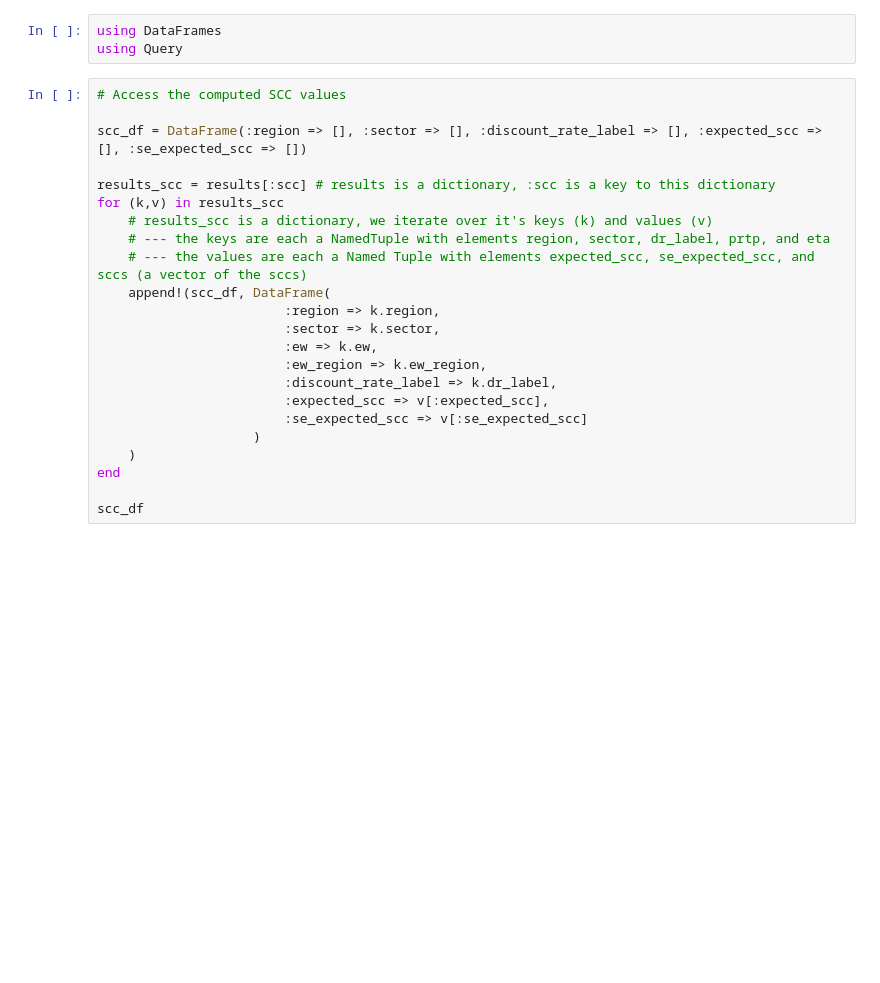
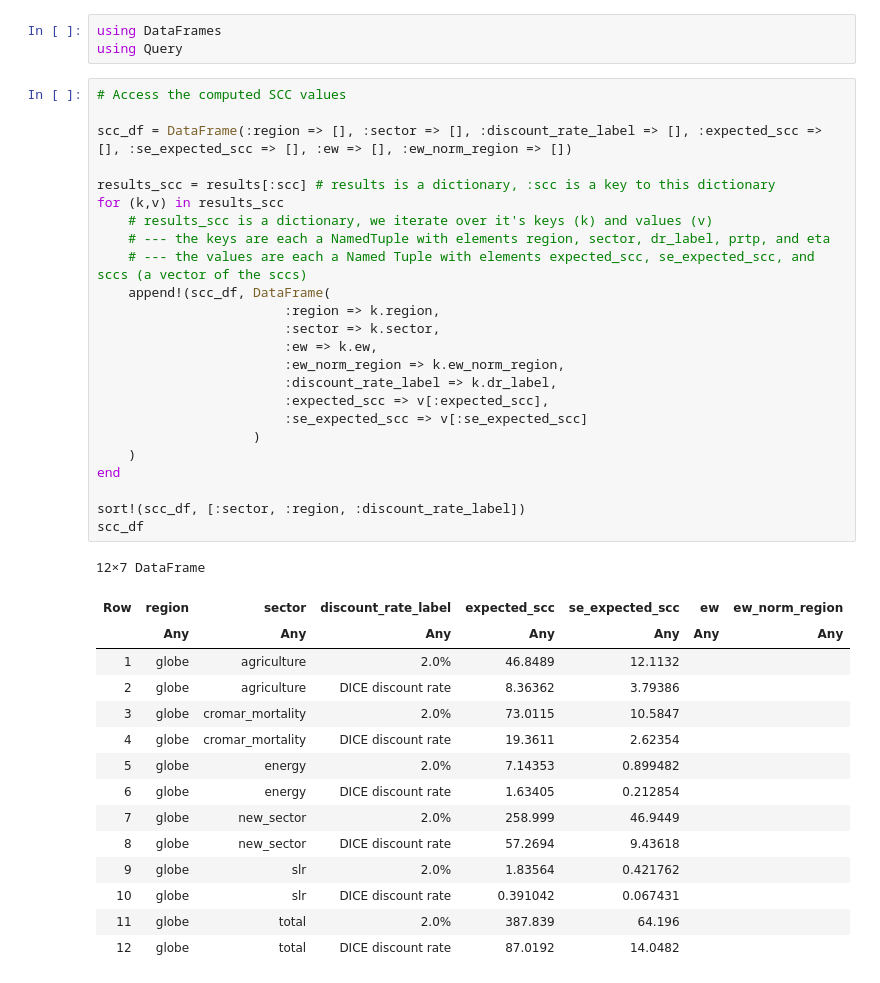
Before and after one commit to rffscghg/MimiGIVE.jl, a Jupyter notebook: docs/HowToGuide_AddNewSector/HowToGuide_AddNewSector.ipynb, the cells around one changed output. Drawn from its saved outputs; the diff is of its cells as text; blank space fills up the shorter version.

```diff
--- a/docs/HowToGuide_AddNewSector/HowToGuide_AddNewSector.ipynb
+++ b/docs/HowToGuide_AddNewSector/HowToGuide_AddNewSector.ipynb
@@ -495,26 +495,43 @@ using Query
 # %%
 # Access the computed SCC values
 
-scc_df = DataFrame(:region => [], :sector => [], :discount_rate_label => [], :expected_scc => [], :se_expected_scc => [])
+scc_df = DataFrame(:region => [], :sector => [], :discount_rate_label => [], :expected_scc => [], :se_expected_scc => [], :ew => [], :ew_norm_region => [])
 
 results_scc = results[:scc] # results is a dictionary, :scc is a key to this dictionary
 for (k,v) in results_scc
     # results_scc is a dictionary, we iterate over it's keys (k) and values (v)
     # --- the keys are each a NamedTuple with elements region, sector, dr_label, prtp, and eta
     # --- the values are each a Named Tuple with elements expected_scc, se_expected_scc, and sccs (a vector of the sccs)
     append!(scc_df, DataFrame(
                         :region => k.region,
                         :sector => k.sector,
                         :ew => k.ew,
-                        :ew_region => k.ew_region,
+                        :ew_norm_region => k.ew_norm_region,
                         :discount_rate_label => k.dr_label,
                         :expected_scc => v[:expected_scc],
                         :se_expected_scc => v[:se_expected_scc]
                     )
     )
 end
 
+sort!(scc_df, [:sector, :region, :discount_rate_label])
 scc_df
+# %% [output]
+12×7 DataFrame
+| Row | region | sector | discount_rate_label | expected_scc | se_expected_scc | ew | ew_norm_region |
+|  | Any | Any | Any | Any | Any | Any | Any |
+| 1 | globe | agriculture | 2.0% | 46.8489 | 12.1132 |  |  |
+| 2 | globe | agriculture | DICE discount rate | 8.36362 | 3.79386 |  |  |
+| 3 | globe | cromar_mortality | 2.0% | 73.0115 | 10.5847 |  |  |
+| 4 | globe | cromar_mortality | DICE discount rate | 19.3611 | 2.62354 |  |  |
+| 5 | globe | energy | 2.0% | 7.14353 | 0.899482 |  |  |
+| 6 | globe | energy | DICE discount rate | 1.63405 | 0.212854 |  |  |
+| 7 | globe | new_sector | 2.0% | 258.999 | 46.9449 |  |  |
+| 8 | globe | new_sector | DICE discount rate | 57.2694 | 9.43618 |  |  |
+| 9 | globe | slr | 2.0% | 1.83564 | 0.421762 |  |  |
+| 10 | globe | slr | DICE discount rate | 0.391042 | 0.067431 |  |  |
+| 11 | globe | total | 2.0% | 387.839 | 64.196 |  |  |
+| 12 | globe | total | DICE discount rate | 87.0192 | 14.0482 |  |  |
 # %%
 # Access the marginal damages (undiscounted)
 
```
Also changed, not shown: parts of 6 cells of this notebook, 2 other files.
